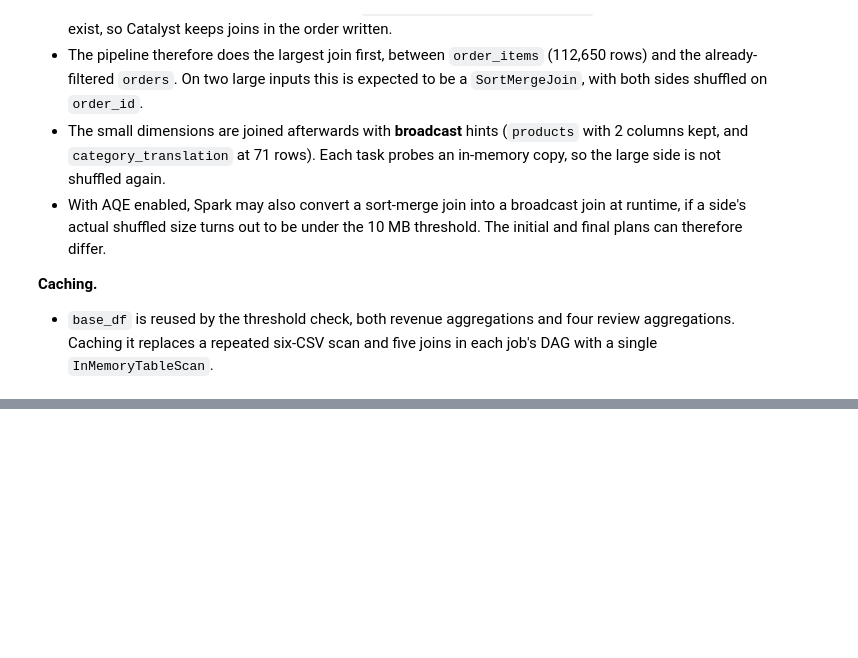
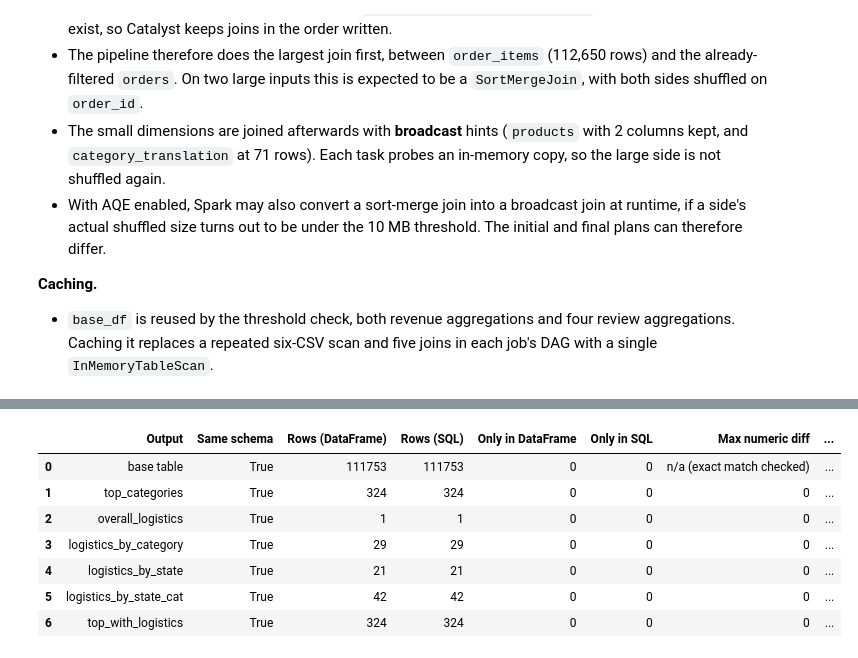
Before and after one commit to ndec0001-max/ITO5202, a Jupyter notebook: assessment1.ipynb, the cells around one changed output, grey strips where cells are left out. Drawn from its saved outputs; the diff is of its cells as text; code cells hidden in the pictures; blank space fills up the shorter version.

Commit message:
Complete Part A validation and API comparison

```diff
--- a/assessment1.ipynb
+++ b/assessment1.ipynb
@@ -1184,0 +1187,8 @@ The points below describe how filtering, projection and join ordering shape the
+# %%
+# ---------------------------------------------------------------
+# Register raw tables as temporary views
+# ---------------------------------------------------------------
+for name, df in tables.items():
+    df.createOrReplaceTempView(name)
+
+spark.sql("SHOW VIEWS").show(truncate=False)
@@ -1184,0 +1552,67 @@ The points below describe how filtering, projection and join ordering shape the
+# %%
+# ---------------------------------------------------------------
+# Systematic comparison of every DataFrame-API output with its
+# Spark SQL equivalent
+# ---------------------------------------------------------------
+def validate(name, df_a, df_b, keys):
+    """Compare a DataFrame-API result (df_a) with its Spark SQL equivalent (df_b)."""
+    numeric = [c for c, t in df_a.dtypes
+               if t in ("double", "float", "int", "bigint") and c not in keys]
+
+    # Order-insensitive row comparison, in both directions
+    a_minus_b = df_a.exceptAll(df_b).count()
+    b_minus_a = df_b.exceptAll(df_a).count()
+
+    # Largest absolute difference per numeric column, after aligning rows on the keys.
+    # Outputs without a key are either one row (cross join is safe) or the base
+    # table, where the exact exceptAll comparison above is already sufficient.
+    n_a, n_b = df_a.count(), df_b.count()
+    if keys:
+        aligned = df_a.alias("a").join(df_b.alias("b"), keys, "full_outer")
+    elif n_a == n_b == 1:
+        aligned = df_a.alias("a").crossJoin(df_b.alias("b"))
+    else:
+        aligned = None
+    if aligned is not None and numeric:
+        diffs = aligned.select([F.max(F.abs(F.col(f"a.{c}") - F.col(f"b.{c}"))).alias(c)
+                                for c in numeric]).first()
+        max_diff = max((v for v in diffs if v is not None), default=0.0)
+    else:
+        max_diff = "n/a (exact match checked)"
+
+    return {
+        "Output": name,
+        "Same schema": df_a.dtypes == df_b.dtypes,
+        "Rows (DataFrame)": n_a,
+        "Rows (SQL)": n_b,
+        "Only in DataFrame": a_minus_b,
+        "Only in SQL": b_minus_a,
+        "Max numeric diff": max_diff,
+        "Equivalent": df_a.dtypes == df_b.dtypes and a_minus_b == 0 and b_minus_a == 0,
+    }
+
+
+results = [
+    validate("base table", base_df, spark.table("sql_base"), []),
+    validate("top_categories", top_categories_df, top_categories_sql,
+             ["customer_state", "year_quarter", "category"]),
+    validate("overall_logistics", overall_logistics_df, overall_logistics_sql, []),
+    validate("logistics_by_category", logistics_by_category_df, logistics_by_category_sql,
+             ["category"]),
+    validate("logistics_by_state", logistics_by_state_df, logistics_by_state_sql,
+             ["customer_state"]),
+    validate("logistics_by_state_cat", logistics_by_state_cat_df, logistics_by_state_cat_sql,
+             ["customer_state", "category"]),
+    validate("top_with_logistics", top_with_logistics_df, top_with_logistics_sql,
+             ["customer_state", "year_quarter", "category"]),
+]
+pd.DataFrame(results)
+# %% [output]
+|  | Output | Same schema | Rows (DataFrame) | Rows (SQL) | Only in DataFrame | Only in SQL | Max numeric diff | ... |
+| 0 | base table | True | 111753 | 111753 | 0 | 0 | n/a (exact match checked) | ... |
+| 1 | top_categories | True | 324 | 324 | 0 | 0 | 0 | ... |
+| 2 | overall_logistics | True | 1 | 1 | 0 | 0 | 0 | ... |
+| 3 | logistics_by_category | True | 29 | 29 | 0 | 0 | 0 | ... |
+| 4 | logistics_by_state | True | 21 | 21 | 0 | 0 | 0 | ... |
+| 5 | logistics_by_state_cat | True | 42 | 42 | 0 | 0 | 0 | ... |
+| 6 | top_with_logistics | True | 324 | 324 | 0 | 0 | 0 | ... |
```
Also changed, not shown: parts of 15 cells of this notebook.
